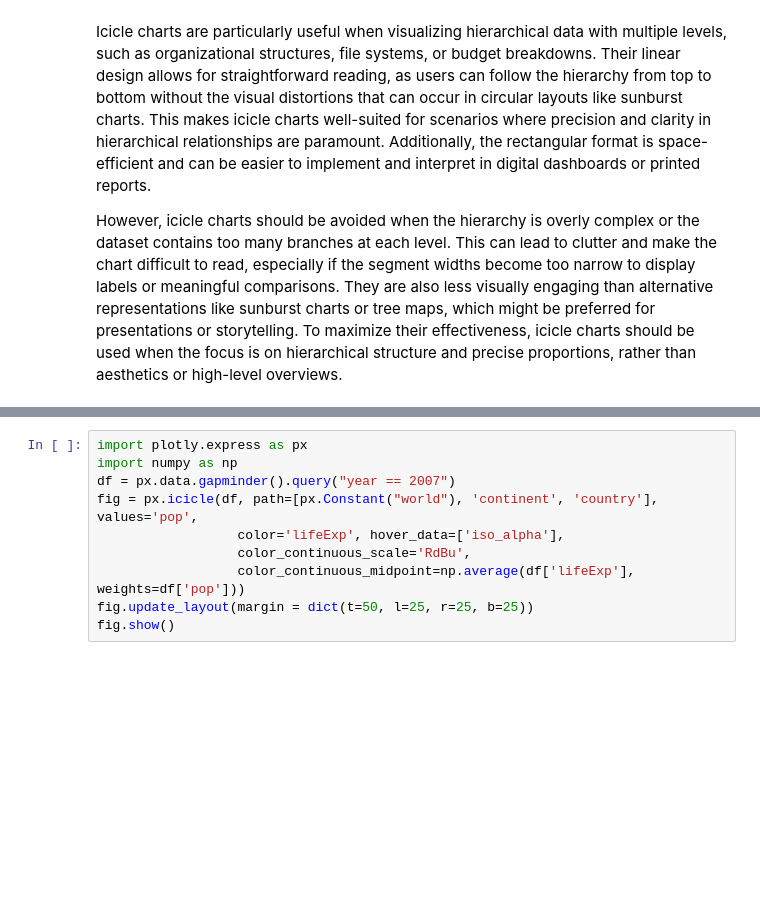
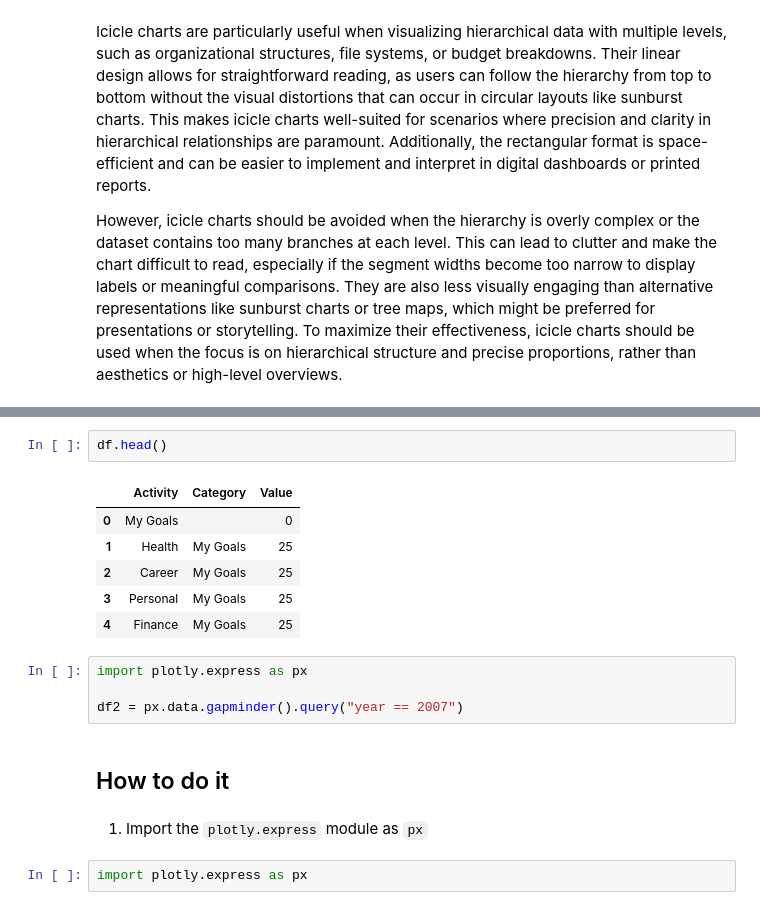
Before and after one commit to PacktPublishing/Plotly-Dash-Cookbook, a Jupyter notebook: Cookbook/chapter_05/ch05_recipe05.ipynb, the cells around one changed output, grey strips where cells are left out. Drawn from its saved outputs; the diff is of its cells as text; blank space fills up the shorter version.

```diff
--- a/Cookbook/chapter_05/ch05_recipe05.ipynb
+++ b/Cookbook/chapter_05/ch05_recipe05.ipynb
@@ -30,10 +22,19 @@ fig.show()
-# %%
-import plotly.express as px
-import numpy as np
-df = px.data.gapminder().query("year == 2007")
-fig = px.icicle(df, path=[px.Constant("world"), 'continent', 'country'], values='pop',
-                  color='lifeExp', hover_data=['iso_alpha'],
-                  color_continuous_scale='RdBu',
-                  color_continuous_midpoint=np.average(df['lifeExp'], weights=df['pop']))
-fig.update_layout(margin = dict(t=50, l=25, r=25, b=25))
-fig.show()
+# %%
+df.head()
+# %% [output]
+|  | Activity | Category | Value |
+| 0 | My Goals |  | 0 |
+| 1 | Health | My Goals | 25 |
+| 2 | Career | My Goals | 25 |
+| 3 | Personal | My Goals | 25 |
+| 4 | Finance | My Goals | 25 |
+# %%
+import plotly.express as px
+
+df2 = px.data.gapminder().query("year == 2007")
+# %% [markdown]
+## How to do it
+# %% [markdown]
+1. Import the `plotly.express` module as `px`
+# %%
+import plotly.express as px
```
Also changed, not shown: parts of 11 cells of this notebook, 7 other files.
